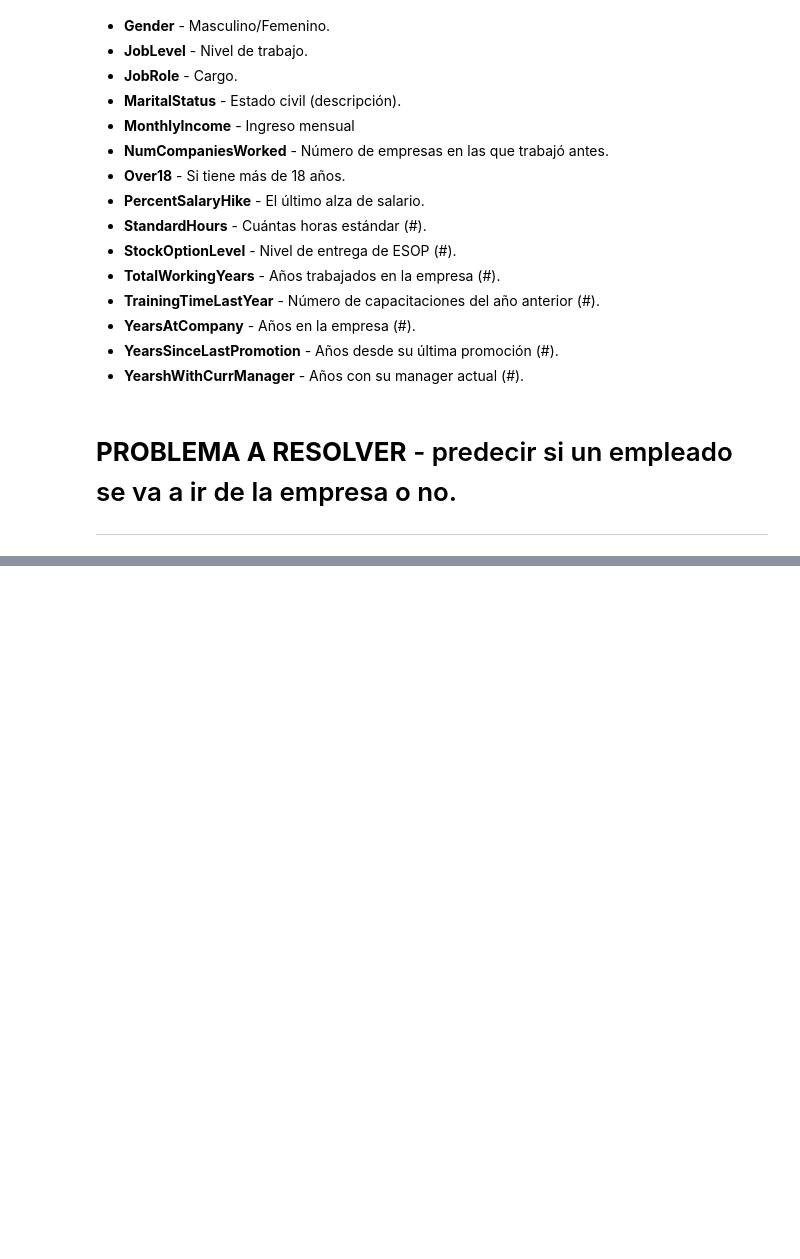
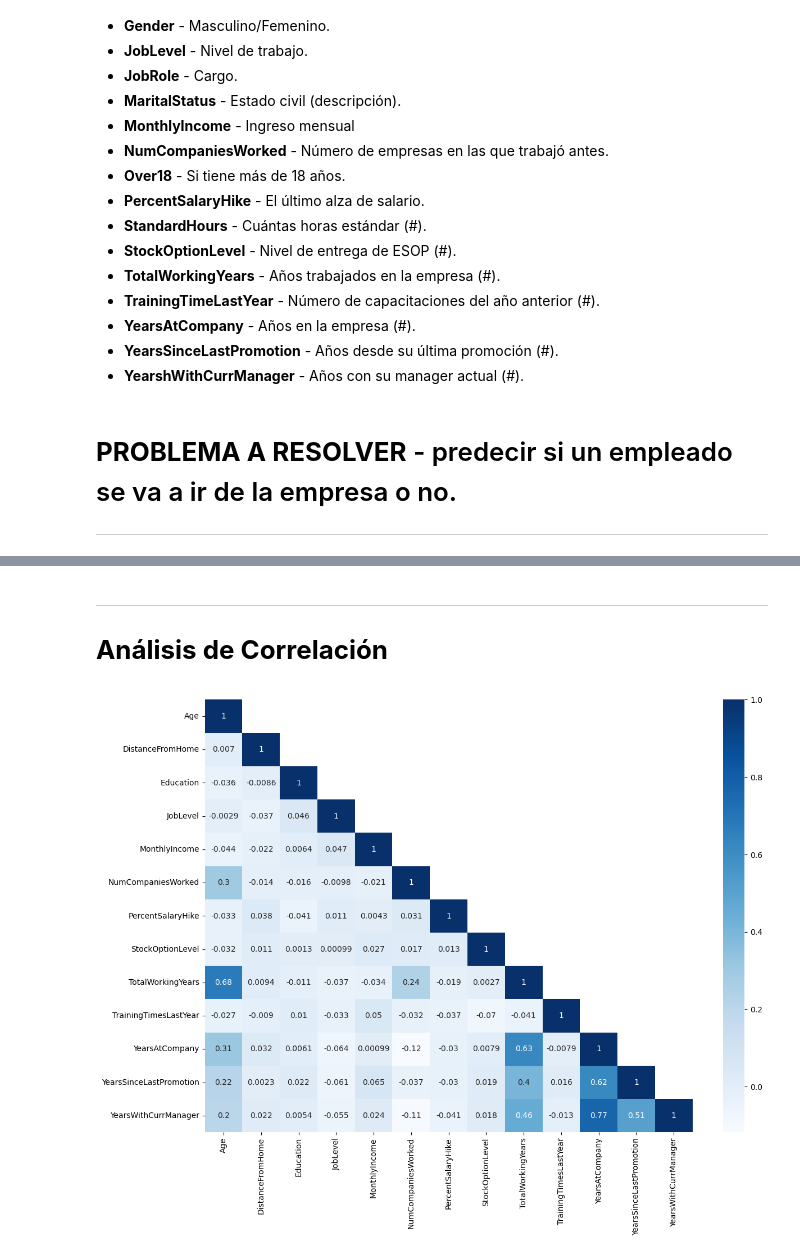
Before and after one commit to grrddn/Modulo_44_Introduccion_a_la_Clasificacion, a Jupyter notebook: 01 Módulo_44_Introducción_a_la_Clasificación.ipynb, the cells around one changed output, grey strips where cells are left out. Saved outputs shown, nothing was run; the diff lists cells and outputs as text; code cells hidden in the pictures; blank space fills up the shorter version.

```diff
--- a/01 Módulo_44_Introducción_a_la_Clasificación.ipynb
+++ b/01 Módulo_44_Introducción_a_la_Clasificación.ipynb
@@ -67,0 +185,6 @@ ____
+# %%
+num_companies_mean = df['NumCompaniesWorked'].mean()
+total_working_years_mean = df['TotalWorkingYears'].mean()
+
+df['NumCompaniesWorked'] = df['NumCompaniesWorked'].fillna(num_companies_mean)
+df['TotalWorkingYears'] = df['TotalWorkingYears'].fillna(total_working_years_mean)
@@ -67,0 +211,6 @@ ____
+# %%
+columnas = df[['EmployeeCount', 'Over18', 'StandardHours']]
+
+df.drop(columns=columnas, axis='columns', inplace=True)
+# %%
+df.drop(columns='EmployeeID', axis='columns', inplace=True)
@@ -67,0 +237,12 @@ ____
+# %% [markdown]
+_____
+# **Análisis de Correlación**
+# %%
+df_num = df.select_dtypes(include=['number'])
+
+plt.figure(figsize=(14, 10))
+corr_df = corr = df_num.corr(method='pearson')
+df_lt = corr_df.where(np.tril(np.ones(corr_df.shape)).astype(bool))
+hmap = sns.heatmap(df_lt, cmap='Blues', annot=True)
+# %% [output]
+[figure, added]
```
Also changed, not shown: parts of 65 cells of this notebook.
